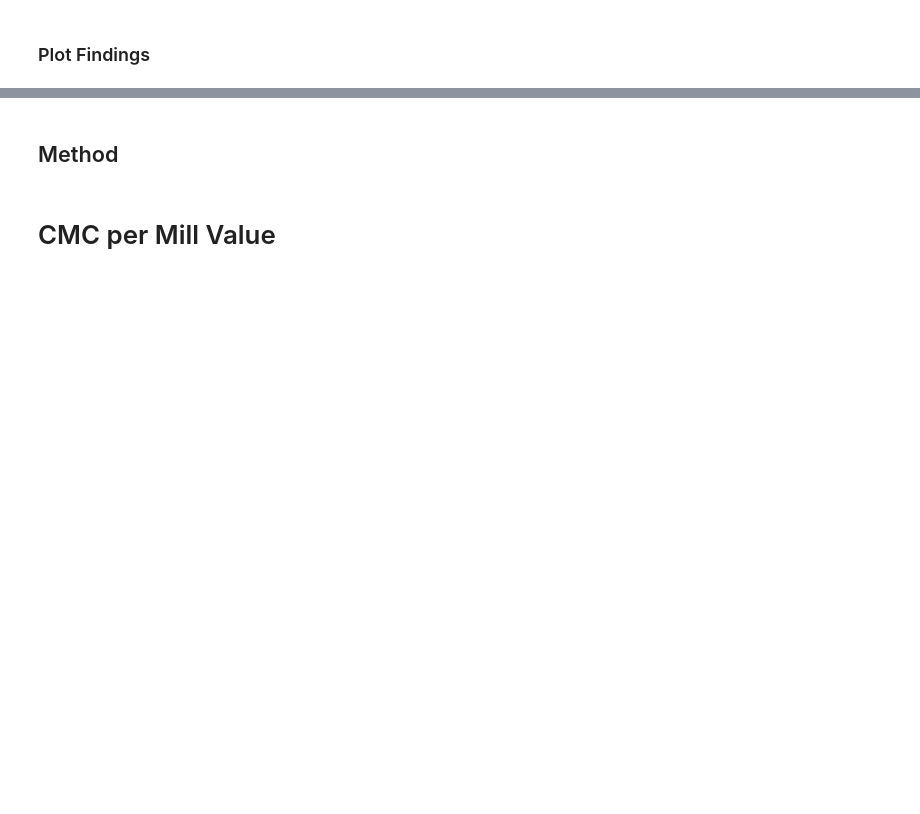
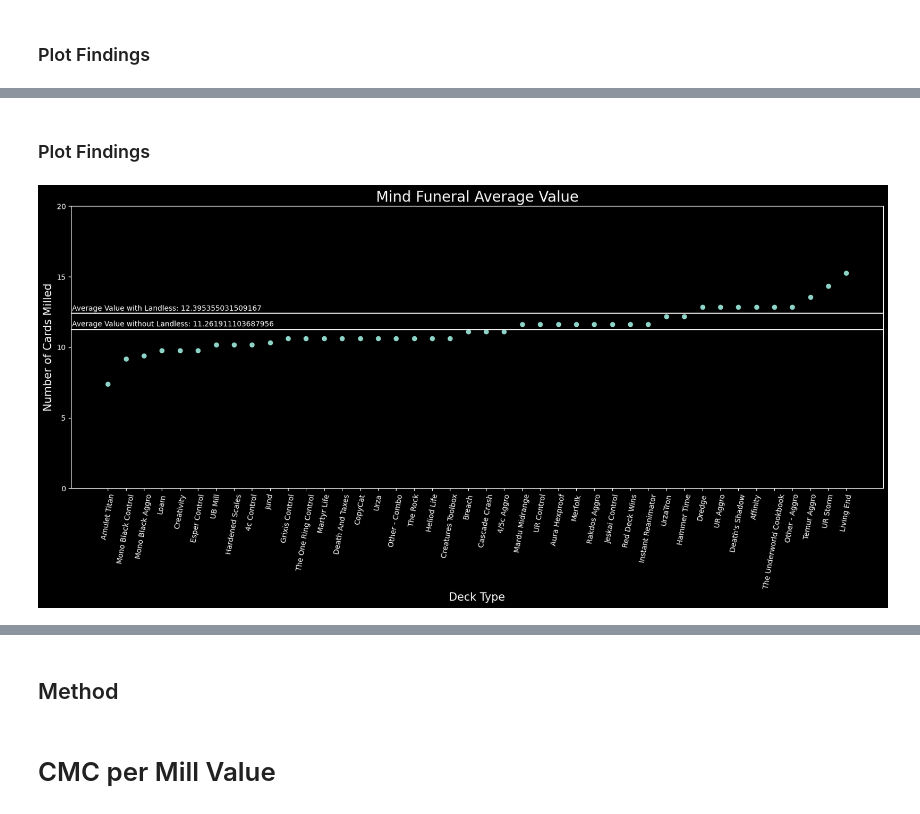
Before and after one commit to akingsley319/mtg_project, a Jupyter notebook: notebooks/EDA_Mill.ipynb, the cells around one changed output, grey strips where cells are left out. Drawn from its saved outputs; the diff is of its cells as text; code cells hidden in the pictures; blank space fills up the shorter version.

Commit message:
Mind Funeral Analyzed

```diff
--- a/notebooks/EDA_Mill.ipynb
+++ b/notebooks/EDA_Mill.ipynb
@@ -511,0 +570,2 @@ This is an easy calculation, and so it is worth looking at. I expect very little
+# %%
+MindFuneralCount[['land_percentage', 'non_land_percentage']] = MindFuneralCount[['lands', 'non_lands']].div(MindFuneralCount[['lands', 'non_lands']].sum(axis=1), axis=0)
@@ -511,0 +598,33 @@ This is an easy calculation, and so it is worth looking at. I expect very little
+# %%
+MindFuneralCount["mind_funeral_average"] = MindFuneralCount.apply(lambda x: probability_of_n_reveals(round(x.lands), round(x.non_lands), 4), axis=1)
+# %% [markdown]
+### Plot Findings
+# %%
+MindFuneralCount.sort_values("mind_funeral_average", ascending=True, inplace=True)
+# %%
+MindFuneralClear = MindFuneralCount.drop('Landless', axis=0)
+# %%
+fig = plt.figure(figsize=(20,7))
+ax = fig.add_subplot(111)
+
+plt.title("Mind Funeral Average Value", fontsize=20)
+plt.xlabel("Deck Type", fontsize=15)
+plt.ylabel("Number of Cards Milled", fontsize=15)
+
+ax.scatter(x = MindFuneralClear.index, y = MindFuneralClear["mind_funeral_average"])
+
+plt.xticks(rotation=80)
+plt.yticks([i for i in range(0, 25, 5)])
+
+average_with_landless = MindFuneralCount["mind_funeral_average"].mean()
+average_without_landless = MindFuneralCount.drop('Landless', axis=0)["mind_funeral_average"].mean()
+
+plt.axhline(average_with_landless)
+plt.text(x=-2, y=average_with_landless+0.2, s=f"Average Value with Landless: {average_with_landless}")
+
+plt.axhline(average_without_landless)
+plt.text(x=-2, y=average_without_landless+0.2 , s=f"Average Value without Landless: {average_without_landless}")
+
+plt.show()
+# %% [output]
+[figure, added]
```
Also changed, not shown: parts of 19 cells of this notebook.
